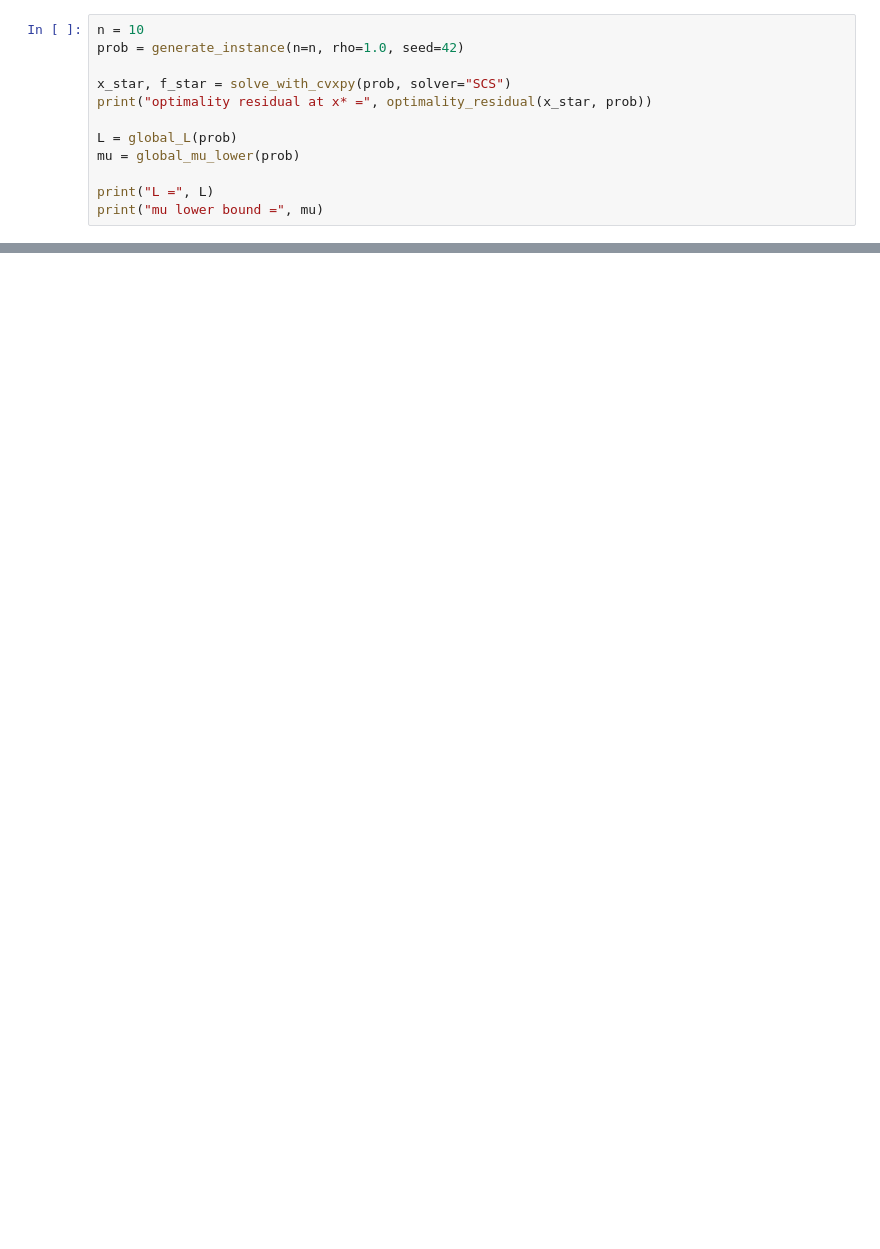
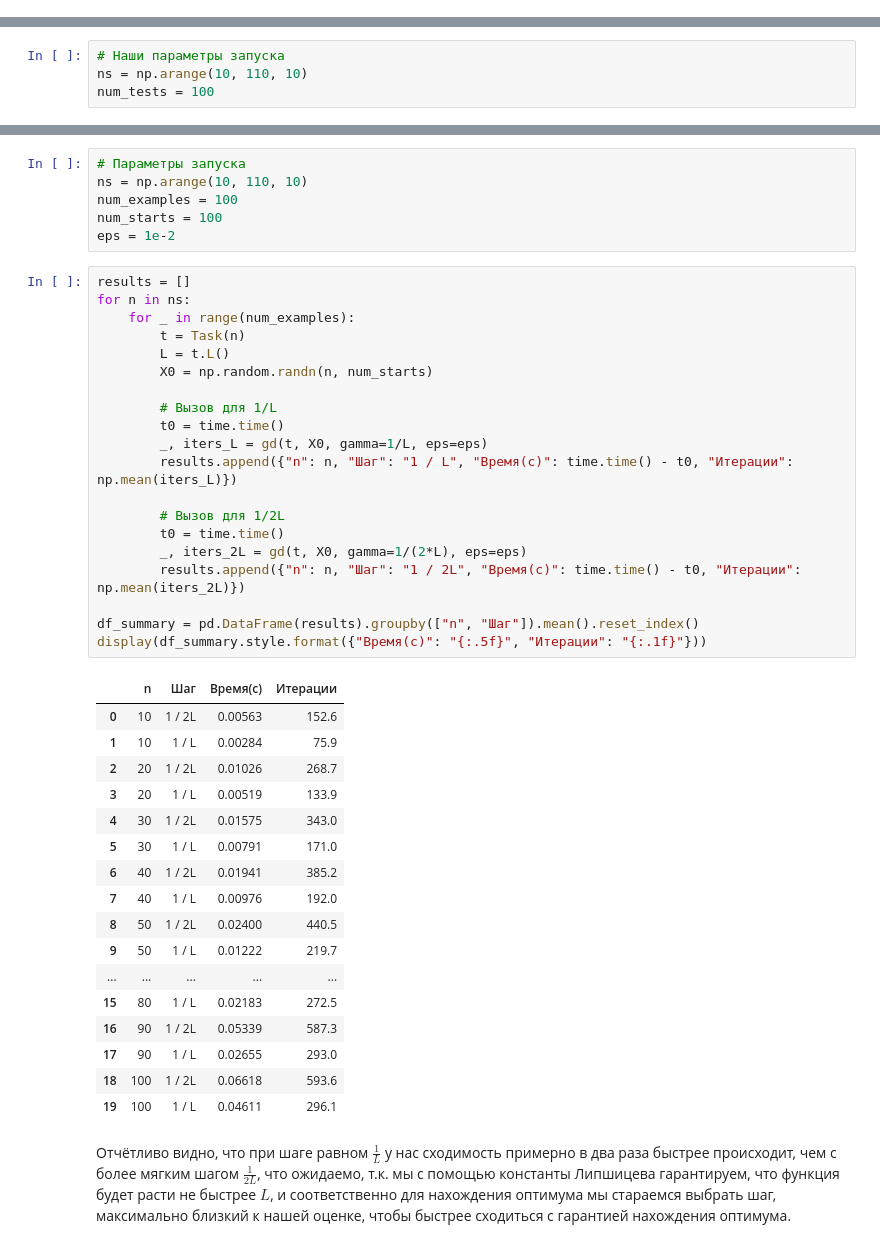
Before and after one commit to DanTimson/optimeth, a Jupyter notebook: solution.ipynb, the cells around one changed output, grey strips where cells are left out. Cells and saved outputs as stored; diff of their text form; blank space fills up the shorter version.

```diff
--- a/solution.ipynb
+++ b/solution.ipynb
@@ -787,12 +0,0 @@ def theoretical_bound_strongly_convex(L: float, mu: float, x0: np.ndarray, x_sta
-# %%
-n = 10
-prob = generate_instance(n=n, rho=1.0, seed=42)
-
-x_star, f_star = solve_with_cvxpy(prob, solver="SCS")
-print("optimality residual at x* =", optimality_residual(x_star, prob))
-
-L = global_L(prob)
-mu = global_mu_lower(prob)
-
-print("L =", L)
-print("mu lower bound =", mu)
@@ -1124,0 +342,4 @@ plot_aggregate(pilot, "(pilot)")
+# %%
+# Наши параметры запуска
+ns = np.arange(10, 110, 10)
+num_tests = 100
@@ -1124,0 +432,46 @@ plot_aggregate(pilot, "(pilot)")
+# %%
+# Параметры запуска
+ns = np.arange(10, 110, 10)
+num_examples = 100
+num_starts = 100
+eps = 1e-2
+# %%
+results = []
+for n in ns:
+    for _ in range(num_examples):
+        t = Task(n)
+        L = t.L()
+        X0 = np.random.randn(n, num_starts)
+
+        # Вызов для 1/L
+        t0 = time.time()
+        _, iters_L = gd(t, X0, gamma=1/L, eps=eps)
+        results.append({"n": n, "Шаг": "1 / L", "Время(с)": time.time() - t0, "Итерации": np.mean(iters_L)})
+
+        # Вызов для 1/2L
+        t0 = time.time()
+        _, iters_2L = gd(t, X0, gamma=1/(2*L), eps=eps)
+        results.append({"n": n, "Шаг": "1 / 2L", "Время(с)": time.time() - t0, "Итерации": np.mean(iters_2L)})
+
+df_summary = pd.DataFrame(results).groupby(["n", "Шаг"]).mean().reset_index()
+display(df_summary.style.format({"Время(с)": "{:.5f}", "Итерации": "{:.1f}"}))
+# %% [output]
+|  | n | Шаг | Время(с) | Итерации |
+| 0 | 10 | 1 / 2L | 0.00563 | 152.6 |
+| 1 | 10 | 1 / L | 0.00284 | 75.9 |
+| 2 | 20 | 1 / 2L | 0.01026 | 268.7 |
+| 3 | 20 | 1 / L | 0.00519 | 133.9 |
+| 4 | 30 | 1 / 2L | 0.01575 | 343.0 |
+| 5 | 30 | 1 / L | 0.00791 | 171.0 |
+| 6 | 40 | 1 / 2L | 0.01941 | 385.2 |
+| 7 | 40 | 1 / L | 0.00976 | 192.0 |
+| 8 | 50 | 1 / 2L | 0.02400 | 440.5 |
+| 9 | 50 | 1 / L | 0.01222 | 219.7 |
+| ... | ... | ... | ... | ... |
+| 15 | 80 | 1 / L | 0.02183 | 272.5 |
+| 16 | 90 | 1 / 2L | 0.05339 | 587.3 |
+| 17 | 90 | 1 / L | 0.02655 | 293.0 |
+| 18 | 100 | 1 / 2L | 0.06618 | 593.6 |
+| 19 | 100 | 1 / L | 0.04611 | 296.1 |
+# %% [markdown]
+Отчётливо видно, что при шаге равном $\frac{1}{L}$ у нас сходимость примерно в два раза быстрее происходит, чем с более мягким шагом $\frac{1}{2L}$, что ожидаемо, т.к. мы с помощью константы Липшицева гарантируем, что функция будет расти не быстрее $L$, и соответственно для нахождения оптимума мы стараемся выбрать шаг, максимально близкий к нашей оценке, чтобы быстрее сходиться с гарантией нахождения оптимума.
```
Also changed, not shown: parts of 80 cells of this notebook, 2 other files.
